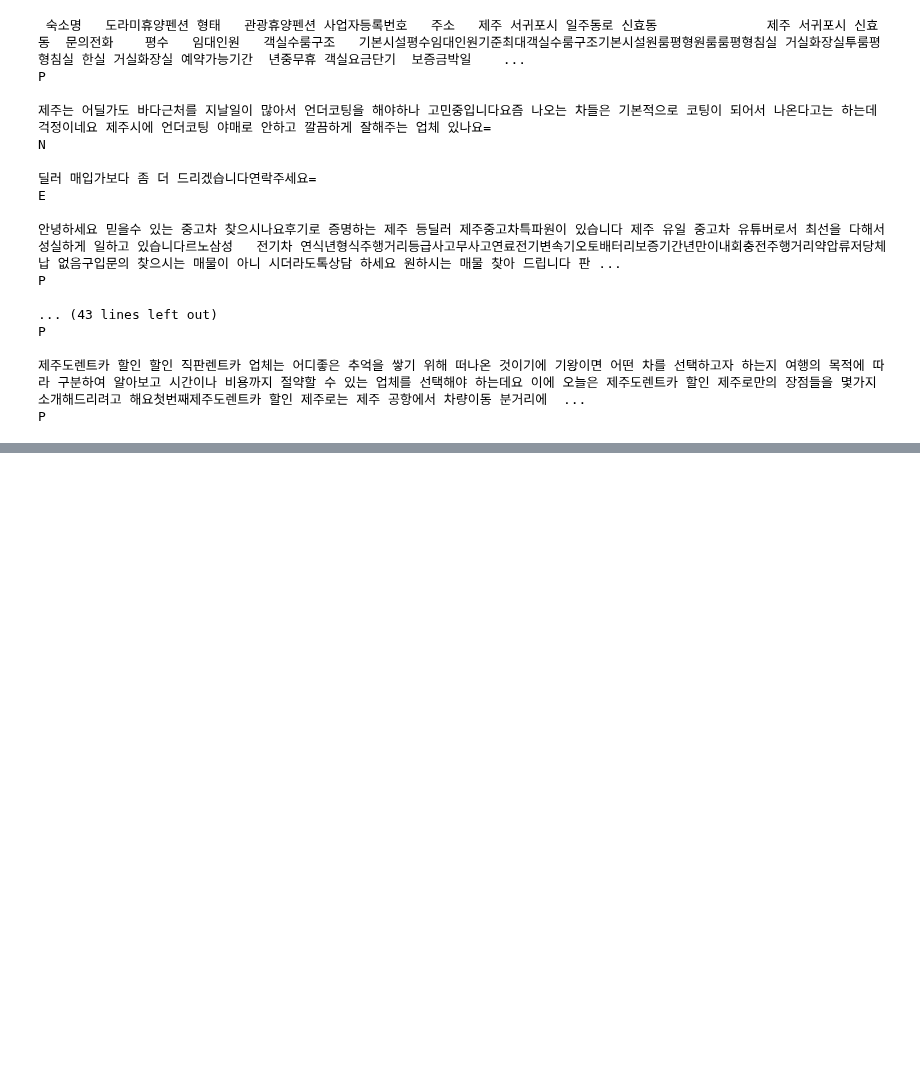
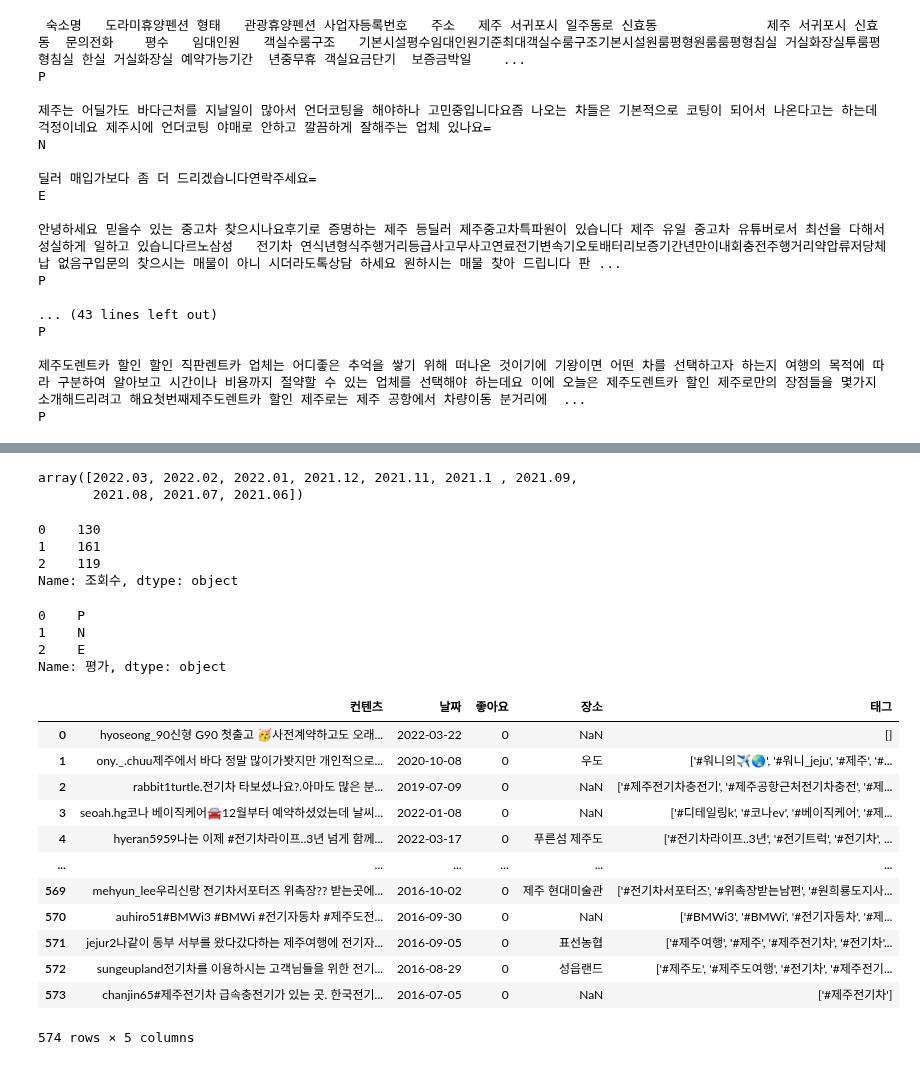
Before and after one commit to minwooking/Jeju_Electric_Vehicle_analysis, a Jupyter notebook: 전기차시각화분석.ipynb, the cells around one changed output, grey strips where cells are left out. Saved outputs shown, nothing was run; the diff lists cells and outputs as text; code cells hidden in the pictures; blank space fills up the shorter version.

```diff
--- a/전기차시각화분석.ipynb
+++ b/전기차시각화분석.ipynb
@@ -289,0 +328,35 @@ P
+# %%
+df.월별.unique()[:10]
+# %% [output]
+array([2022.03, 2022.02, 2022.01, 2021.12, 2021.11, 2021.1 , 2021.09,
+       2021.08, 2021.07, 2021.06])
+# %%
+df.조회수[:3]
+# %% [output]
+0    130
+1    161
+2    119
+Name: 조회수, dtype: object
+# %%
+df.평가[:3]
+# %% [output]
+0    P
+1    N
+2    E
+Name: 평가, dtype: object
+# %%
+df_keyword
+# %% [output]
+|  | 컨텐츠 | 날짜 | 좋아요 | 장소 | 태그 |
+| 0 | hyoseong_90신형 G90 첫출고 🥳사전계약하고도 오래... | 2022-03-22 | 0 | NaN | [] |
+| 1 | ony._.chuu제주에서 바다 정말 많이가봣지만 개인적으로... | 2020-10-08 | 0 | 우도 | ['#워니의✈️🌏', '#워니_jeju', '#제주', '#... |
+| 2 | rabbit1turtle.전기차 타보셨나요?.아마도 많은 분... | 2019-07-09 | 0 | NaN | ['#제주전기차충전기', '#제주공항근처전기차충전', '#제... |
+| 3 | seoah.hg코나 베이직케어🚘12월부터 예약하셨었는데 날씨... | 2022-01-08 | 0 | NaN | ['#디테일링k', '#코나ev', '#베이직케어', '#제... |
+| 4 | hyeran5959나는 이제 #전기차라이프..3년 넘게 함께... | 2022-03-17 | 0 | 푸른섬 제주도 | ['#전기차라이프..3년', '#전기트럭', '#전기차', ... |
+| ... | ... | ... | ... | ... | ... |
+| 569 | mehyun_lee우리신랑 전기차서포터즈 위촉장?? 받는곳에... | 2016-10-02 | 0 | 제주 현대미술관 | ['#전기차서포터즈', '#위촉장받는남편', '#원희룡도지사... |
+| 570 | auhiro51#BMWi3 #BMWi #전기자동차 #제주도전... | 2016-09-30 | 0 | NaN | ['#BMWi3', '#BMWi', '#전기자동차', '#제... |
+| 571 | jejur2나같이 동부 서부를 왔다갔다하는 제주여행에 전기자... | 2016-09-05 | 0 | 표선농협 | ['#제주여행', '#제주', '#제주전기차', '#전기차'... |
+| 572 | sungeupland전기차를 이용하시는 고객님들을 위한 전기... | 2016-08-29 | 0 | 성읍랜드 | ['#제주도', '#제주도여행', '#전기차', '#제주전기... |
+| 573 | chanjin65#제주전기차 급속충전기가 있는 곳. 한국전기... | 2016-07-05 | 0 | NaN | ['#제주전기차'] |
+574 rows × 5 columns
```
Also changed, not shown: parts of 8 cells of this notebook.
